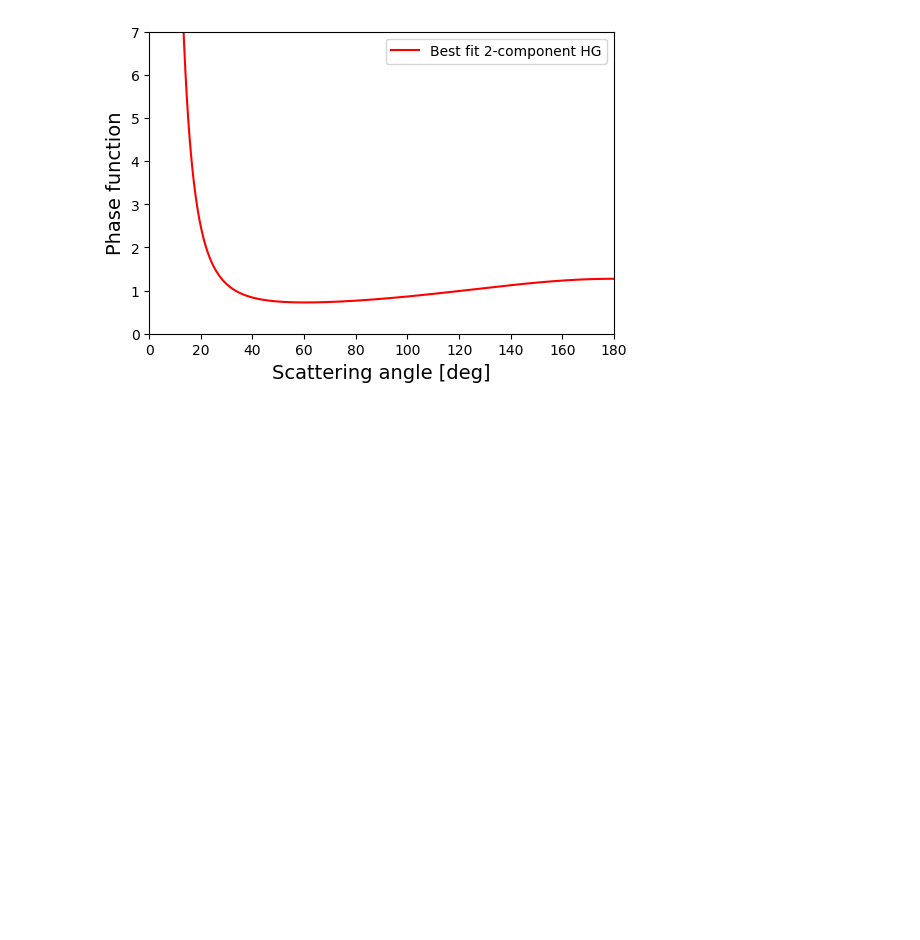
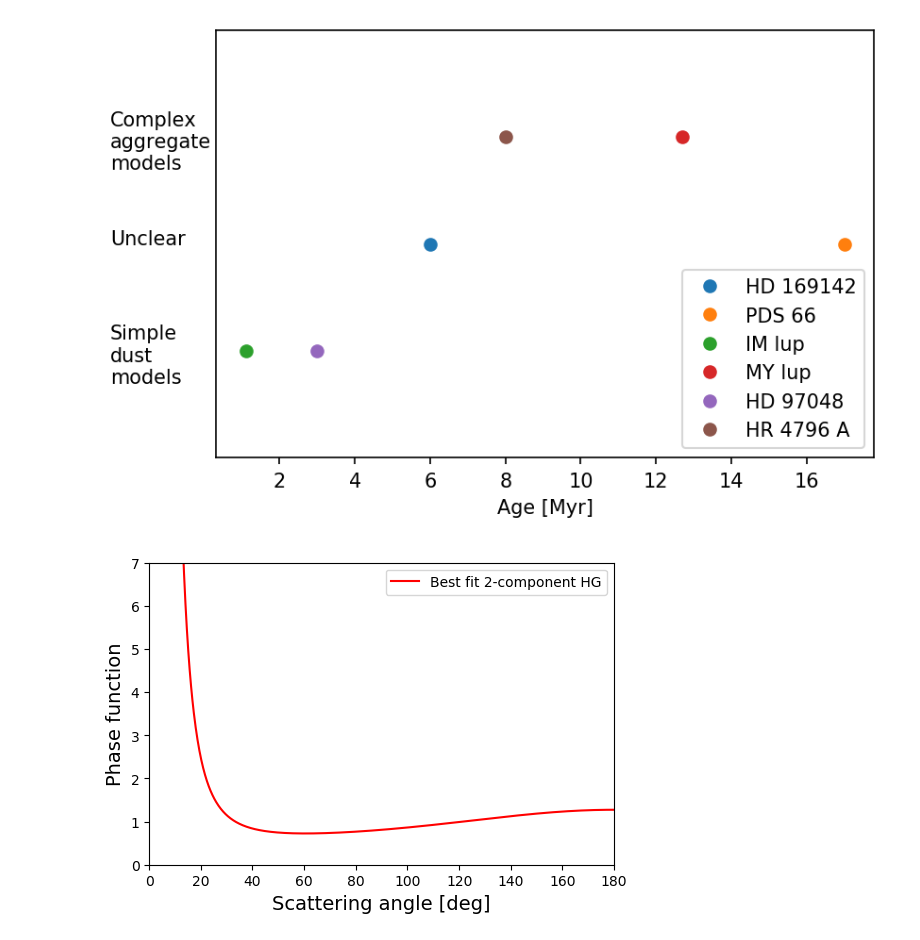
Before and after one commit to ruoyanwangdr/Cataloging-and-Visualizing-Cradles-of-Planet-Formation, a Jupyter notebook: diskmodel/Henyey-Greenstein scattering function.ipynb, the cells around one changed output. Drawn from its saved outputs; the diff is of its cells as text; code cells hidden in the pictures; blank space fills up the shorter version.

```diff
--- a/diskmodel/Henyey-Greenstein scattering function.ipynb
+++ b/diskmodel/Henyey-Greenstein scattering function.ipynb
@@ -30,3 +40,36 @@ plt.savefig('HG_function')
+# %%
+age = [6, 17, 1.1, 12.7, 3, 8]
+hd169142 = 6
+pds66 = 6
+imlup = 5
+mylup = 7
+hd97048 = 5
+hr4796a = 7
+
+plt.figure()
+plt.xlabel('Age [Myr]', fontsize=10)
+plt.text(-2.5, 6.7, 'Complex\naggregate\nmodels')
+plt.text(-2.5, 4.7, 'Simple\ndust\nmodels')
+plt.text(-2.5, 6, 'Unclear')
+plt.ylim(4,8)
+
+plt.plot(age[0], hd169142, 'o', label='HD 169142')
+plt.plot(age[1], pds66, 'o', label='PDS 66')
+plt.plot(age[2], imlup, 'o', label='IM lup')
+plt.plot(age[3], mylup, 'o', label='MY lup')
+plt.plot(age[4], hd97048, 'o', label='HD 97048')
+plt.plot(age[5], hr4796a, 'o', label='HR 4796 A')
+
+plt.tick_params(
+    axis='y',          # changes apply to the x-axis
+    which='both',      # both major and minor ticks are affected
+    left=False,      # ticks along the bottom edge are off
+    top=False,         # ticks along the top edge are off
+    labelleft=False) # labels along the bottom edge are off
+plt.legend(loc='lower right')
+plt.savefig('age_correlation')
+# %% [output]
+[figure, added]
 # %%
 g1 = 0.99
 g2 = -0.14
```
Also changed, not shown: parts of 3 cells of this notebook, 1 other file.
